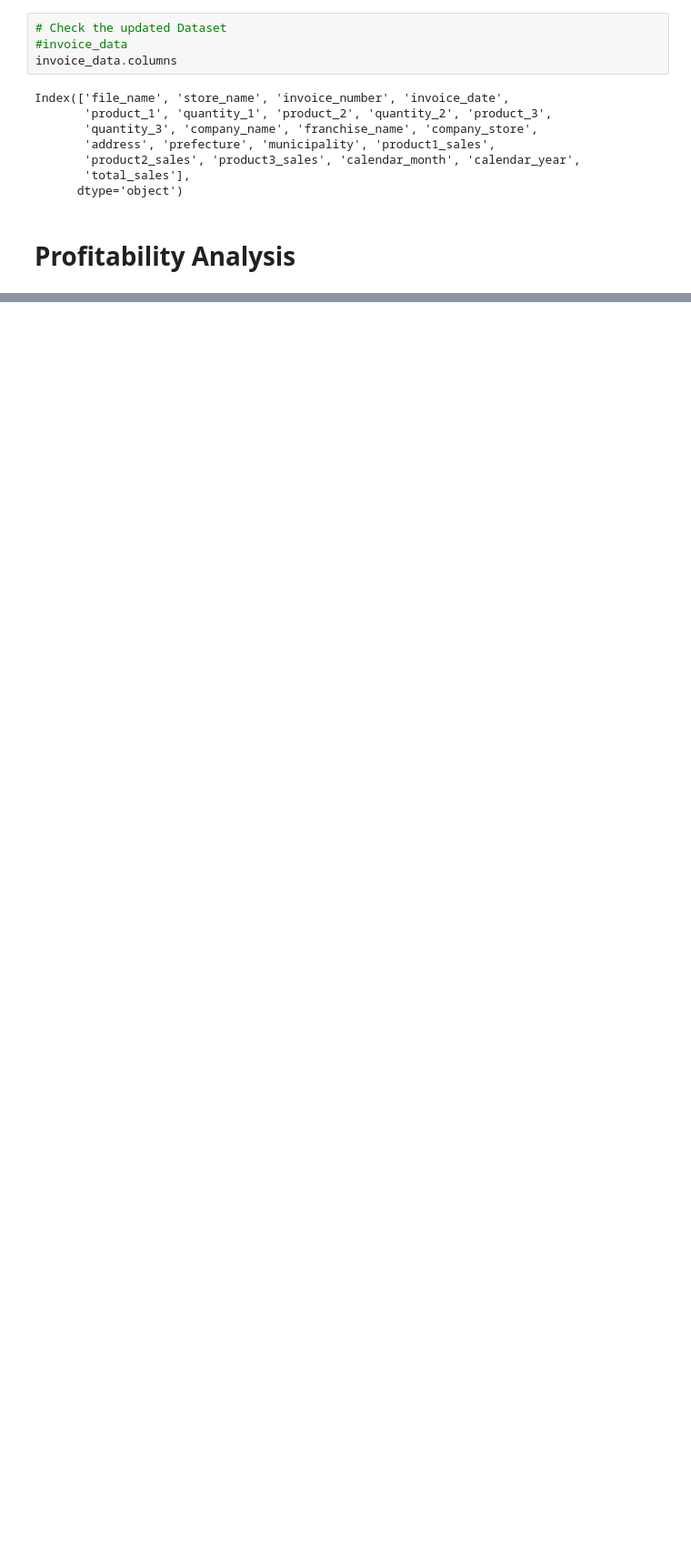
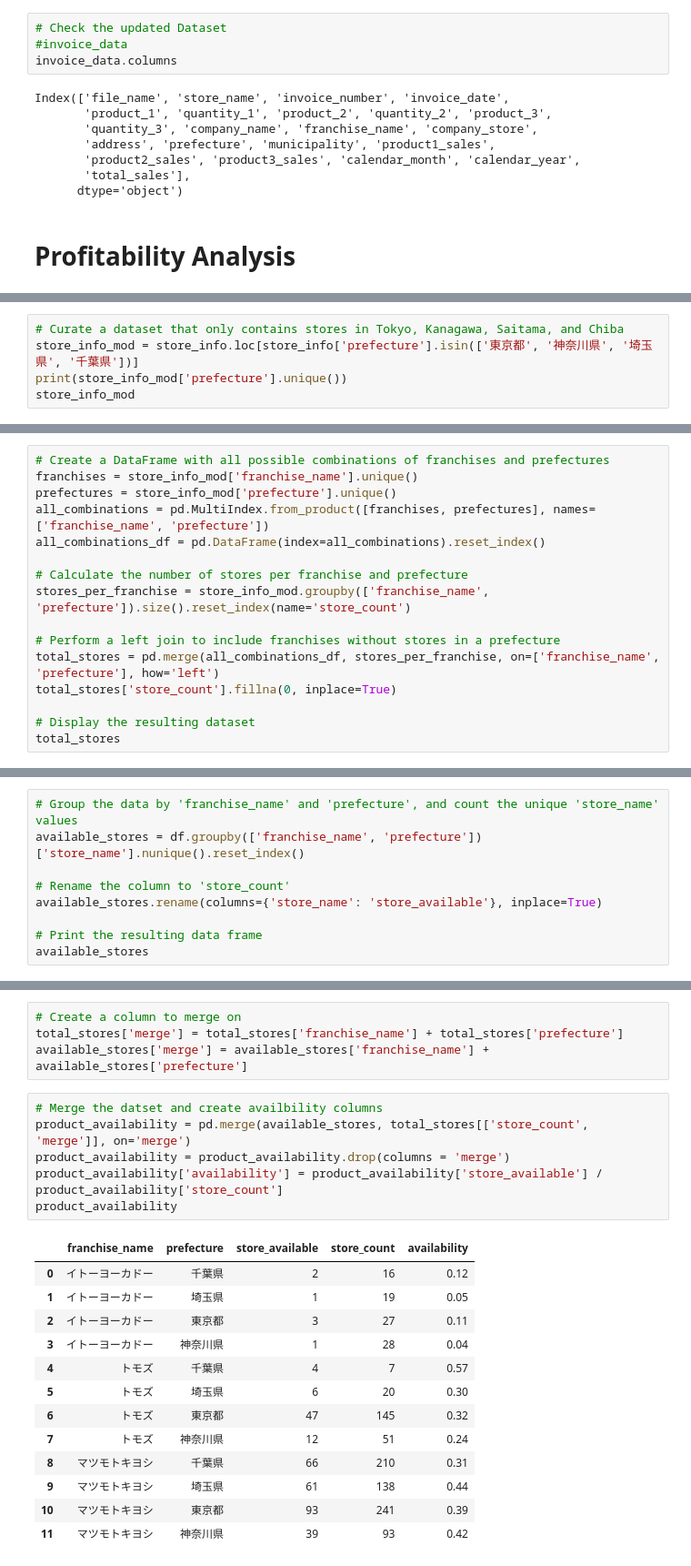
Before and after one commit to Kensuzuki95/EY_Assignment, a Jupyter notebook: Assignment_Analysis.ipynb, the cells around one changed output, grey strips where cells are left out. Shown: that part at 91% size. Cells and saved outputs as stored; diff of their text form; blank space fills up the shorter version.

```diff
--- a/Assignment_Analysis.ipynb
+++ b/Assignment_Analysis.ipynb
@@ -407,0 +682,5 @@ Index(['file_name', 'store_name', 'invoice_number', 'invoice_date',
+# %%
+# Curate a dataset that only contains stores in Tokyo, Kanagawa, Saitama, and Chiba
+store_info_mod = store_info.loc[store_info['prefecture'].isin(['東京都', '神奈川県', '埼玉県', '千葉県'])]
+print(store_info_mod['prefecture'].unique())
+store_info_mod
@@ -407,0 +726,16 @@ Index(['file_name', 'store_name', 'invoice_number', 'invoice_date',
+# %%
+# Create a DataFrame with all possible combinations of franchises and prefectures
+franchises = store_info_mod['franchise_name'].unique()
+prefectures = store_info_mod['prefecture'].unique()
+all_combinations = pd.MultiIndex.from_product([franchises, prefectures], names=['franchise_name', 'prefecture'])
+all_combinations_df = pd.DataFrame(index=all_combinations).reset_index()
+
+# Calculate the number of stores per franchise and prefecture
+stores_per_franchise = store_info_mod.groupby(['franchise_name', 'prefecture']).size().reset_index(name='store_count')
+
+# Perform a left join to include franchises without stores in a prefecture
+total_stores = pd.merge(all_combinations_df, stores_per_franchise, on=['franchise_name', 'prefecture'], how='left')
+total_stores['store_count'].fillna(0, inplace=True)
+
+# Display the resulting dataset
+total_stores
@@ -407,0 +758,9 @@ Index(['file_name', 'store_name', 'invoice_number', 'invoice_date',
+# %%
+# Group the data by 'franchise_name' and 'prefecture', and count the unique 'store_name' values
+available_stores = df.groupby(['franchise_name', 'prefecture'])['store_name'].nunique().reset_index()
+
+# Rename the column to 'store_count'
+available_stores.rename(columns={'store_name': 'store_available'}, inplace=True)
+
+# Print the resulting data frame
+available_stores
@@ -407,0 +783,24 @@ Index(['file_name', 'store_name', 'invoice_number', 'invoice_date',
+# %%
+# Create a column to merge on
+total_stores['merge'] = total_stores['franchise_name'] + total_stores['prefecture']
+available_stores['merge'] = available_stores['franchise_name'] + available_stores['prefecture']
+# %%
+# Merge the datset and create availbility columns
+product_availability = pd.merge(available_stores, total_stores[['store_count', 'merge']], on='merge')
+product_availability = product_availability.drop(columns = 'merge')
+product_availability['availability'] = product_availability['store_available'] / product_availability['store_count']
+product_availability
+# %% [output]
+|  | franchise_name | prefecture | store_available | store_count | availability |
+| 0 | イトーヨーカドー | 千葉県 | 2 | 16 | 0.12 |
+| 1 | イトーヨーカドー | 埼玉県 | 1 | 19 | 0.05 |
+| 2 | イトーヨーカドー | 東京都 | 3 | 27 | 0.11 |
+| 3 | イトーヨーカドー | 神奈川県 | 1 | 28 | 0.04 |
+| 4 | トモズ | 千葉県 | 4 | 7 | 0.57 |
+| 5 | トモズ | 埼玉県 | 6 | 20 | 0.30 |
+| 6 | トモズ | 東京都 | 47 | 145 | 0.32 |
+| 7 | トモズ | 神奈川県 | 12 | 51 | 0.24 |
+| 8 | マツモトキヨシ | 千葉県 | 66 | 210 | 0.31 |
+| 9 | マツモトキヨシ | 埼玉県 | 61 | 138 | 0.44 |
+| 10 | マツモトキヨシ | 東京都 | 93 | 241 | 0.39 |
+| 11 | マツモトキヨシ | 神奈川県 | 39 | 93 | 0.42 |
```
Also changed, not shown: parts of 35 cells of this notebook.
